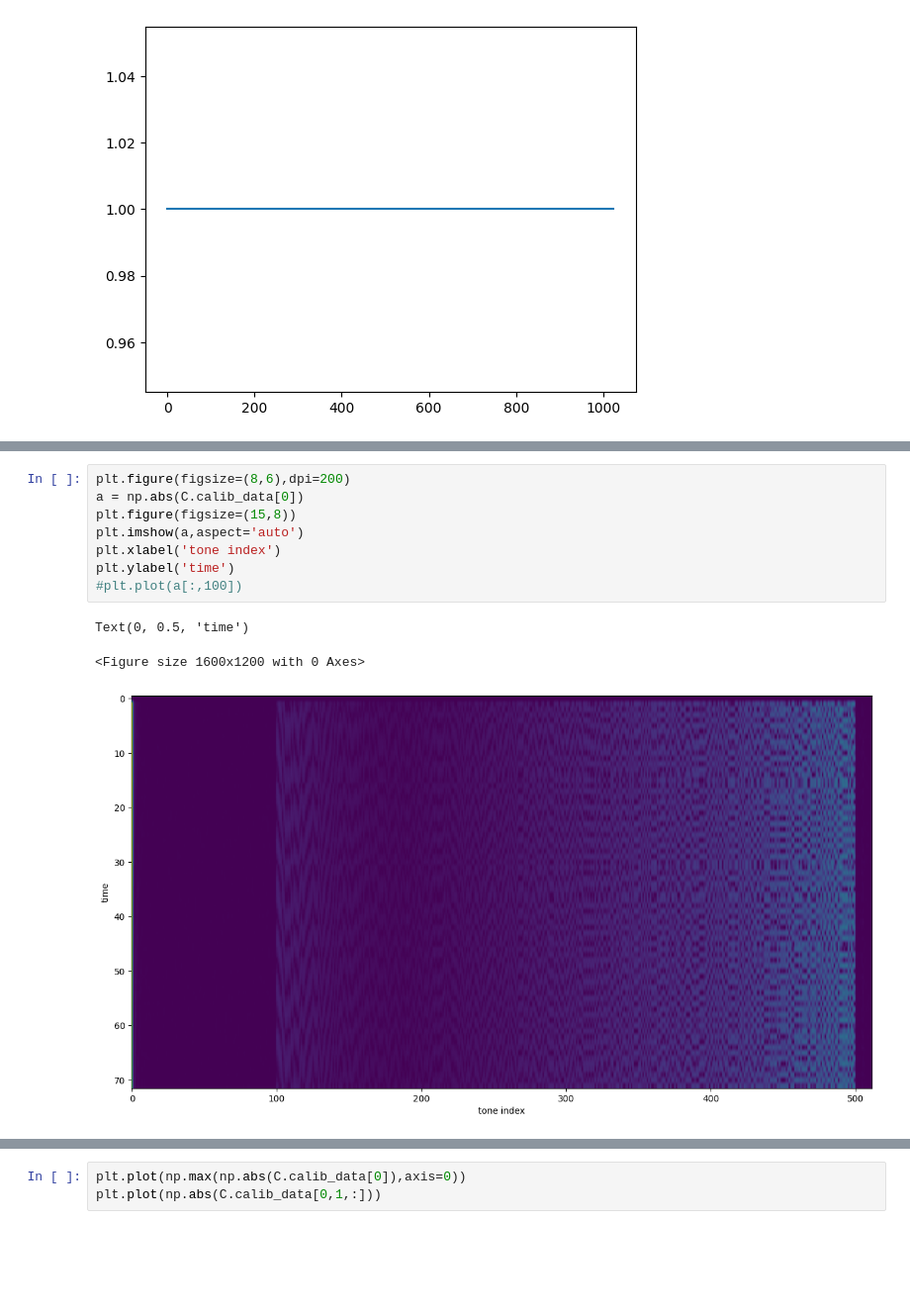
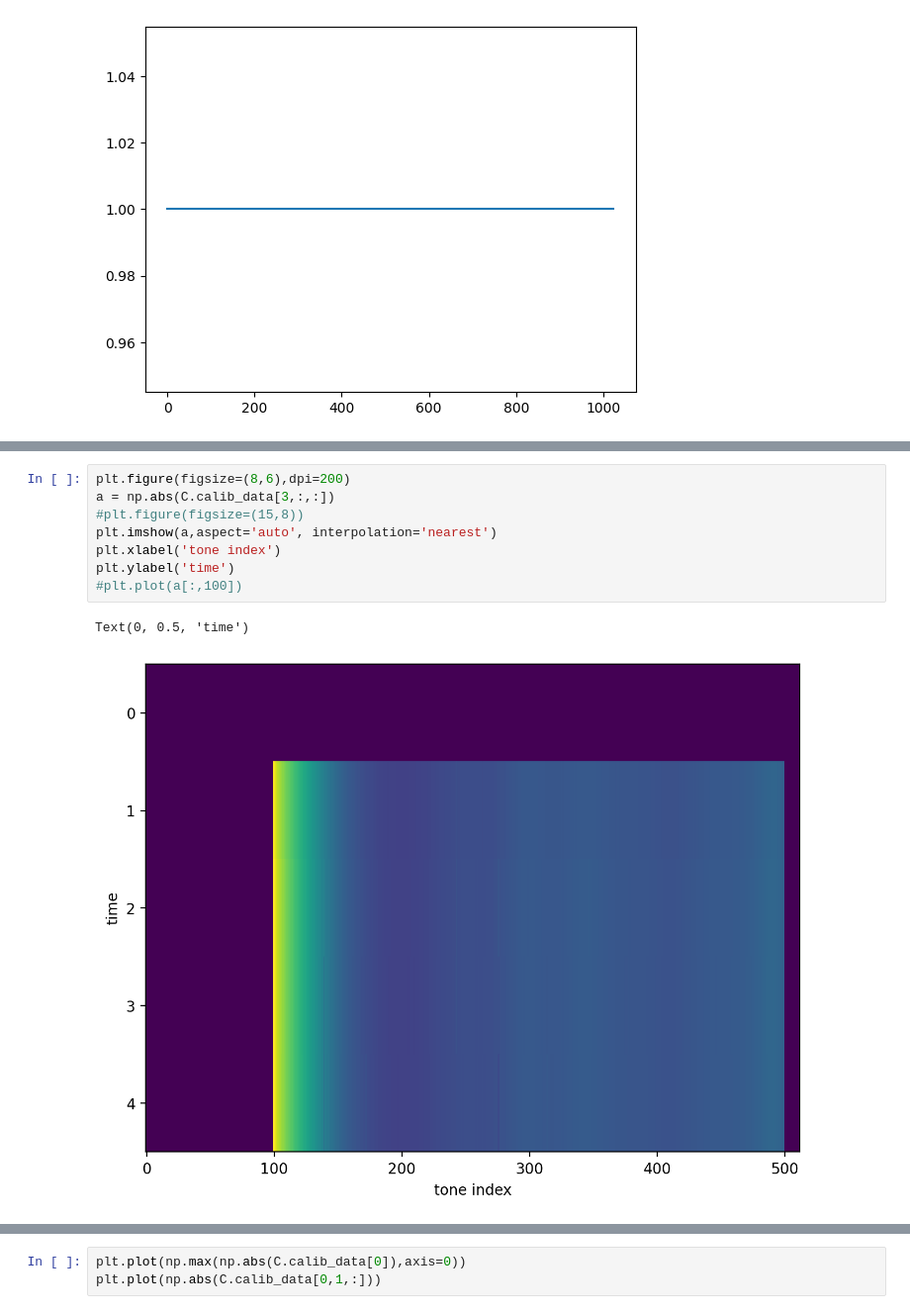
Before and after one commit to lusee-night/uncrater, a Jupyter notebook: calib_test.ipynb, the cells around one changed output, grey strips where cells are left out. Shown at 99% size. Cells and saved outputs as stored; diff of their text form; blank space fills up the shorter version.

```diff
--- a/calib_test.ipynb
+++ b/calib_test.ipynb
@@ -191,12 +221,11 @@ plt.plot(a[1:,405]*3.25)
 # %%
 plt.figure(figsize=(8,6),dpi=200)
-a = np.abs(C.calib_data[0])
-plt.figure(figsize=(15,8))
-plt.imshow(a,aspect='auto')
+a = np.abs(C.calib_data[3,:,:])
+#plt.figure(figsize=(15,8))
+plt.imshow(a,aspect='auto', interpolation='nearest')
 plt.xlabel('tone index')
 plt.ylabel('time')
 #plt.plot(a[:,100])
 # %% [output]
 Text(0, 0.5, 'time')
-<Figure size 1600x1200 with 0 Axes>
-[figure, old version]
+[figure, new version]
```
Also changed, not shown: parts of 25 cells of this notebook, 4 other files.
